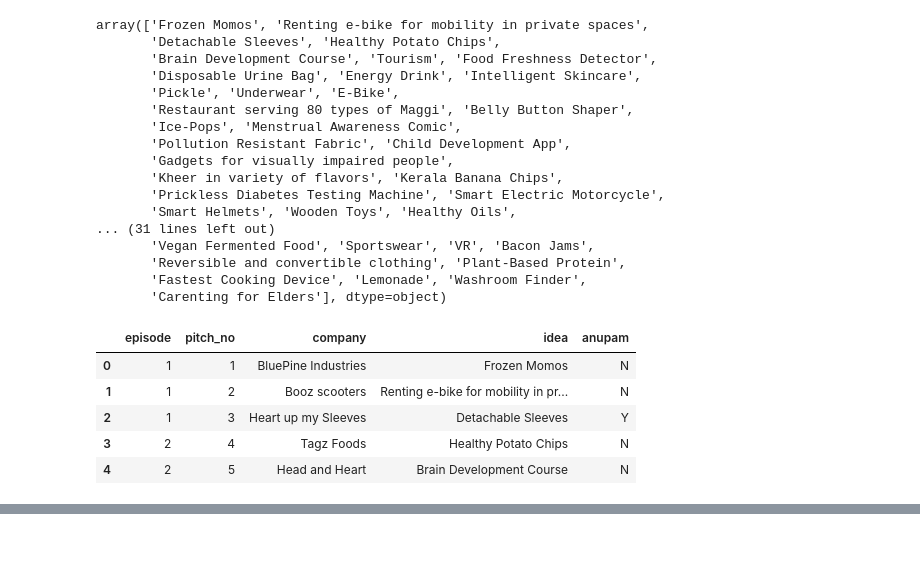
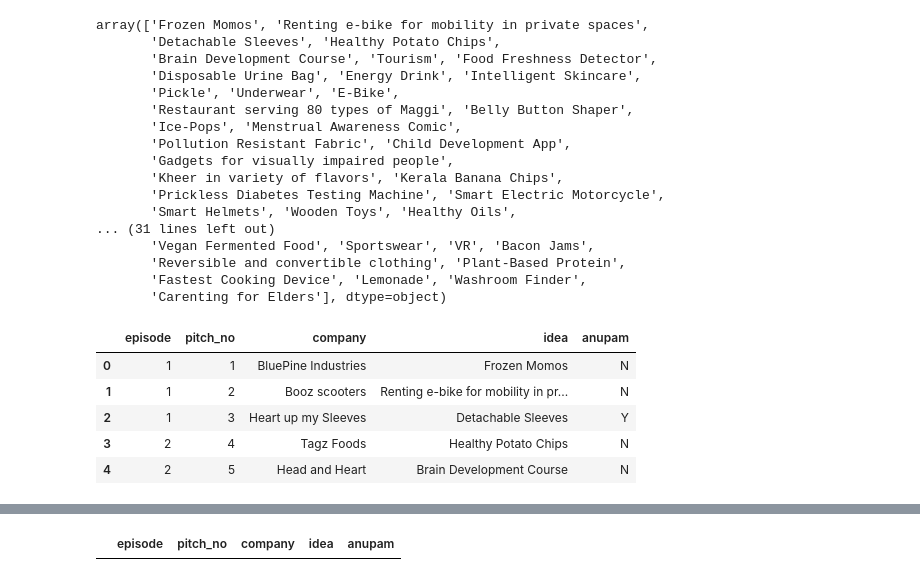
Before and after one commit to poojsaini030/poojsaini030, a Jupyter notebook: notebook93fd813ddb.ipynb, the cells around one changed output, grey strips where cells are left out. Saved outputs shown, nothing was run; the diff lists cells and outputs as text; code cells hidden in the pictures; blank space fills up the shorter version.

```diff
--- a/notebook93fd813ddb.ipynb
+++ b/notebook93fd813ddb.ipynb
@@ -132,0 +244,4 @@ dataframe.head()
+# %%
+dataframe[(dataframe["pitch_no"]==67)&(dataframe["episode"]=="name")]
+# %% [output]
+|  | episode | pitch_no | company | idea | anupam |
```
Also changed, not shown: parts of 12 cells of this notebook.
